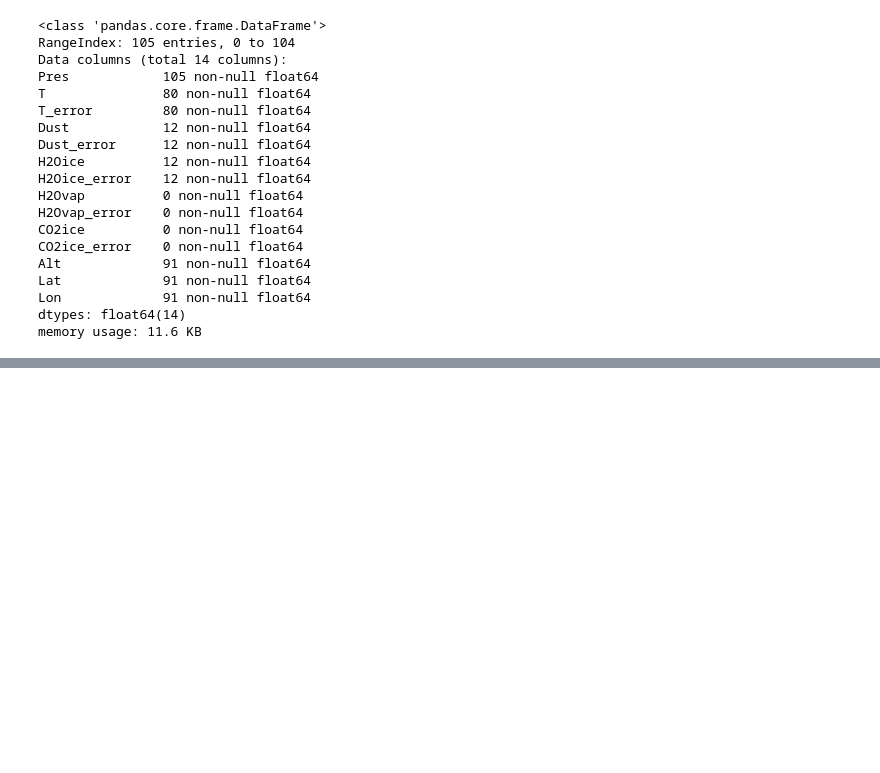
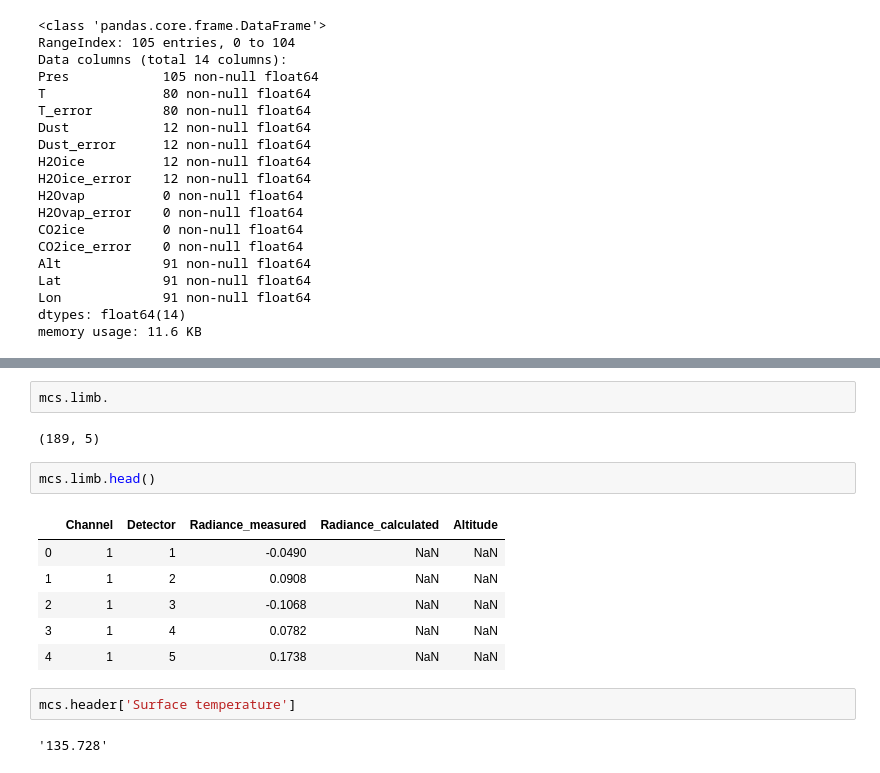
Before and after one commit to michaelaye/pymcs, a Jupyter notebook: notebooks/data_reader.ipynb, the cells around one changed output, grey strips where cells are left out. Cells and saved outputs as stored; diff of their text form; blank space fills up the shorter version.

```diff
--- a/notebooks/data_reader.ipynb
+++ b/notebooks/data_reader.ipynb
@@ -162,0 +183,17 @@ mcs.profiles.T_error.hvplot()
+# %%
+mcs.limb.
+# %% [output]
+(189, 5)
+# %%
+mcs.limb.head()
+# %% [output]
+|  | Channel | Detector | Radiance_measured | Radiance_calculated | Altitude |
+| 0 | 1 | 1 | -0.0490 | NaN | NaN |
+| 1 | 1 | 2 | 0.0908 | NaN | NaN |
+| 2 | 1 | 3 | -0.1068 | NaN | NaN |
+| 3 | 1 | 4 | 0.0782 | NaN | NaN |
+| 4 | 1 | 5 | 0.1738 | NaN | NaN |
+# %%
+mcs.header['Surface temperature']
+# %% [output]
+'135.728'
```
Also changed, not shown: parts of 5 cells of this notebook.
